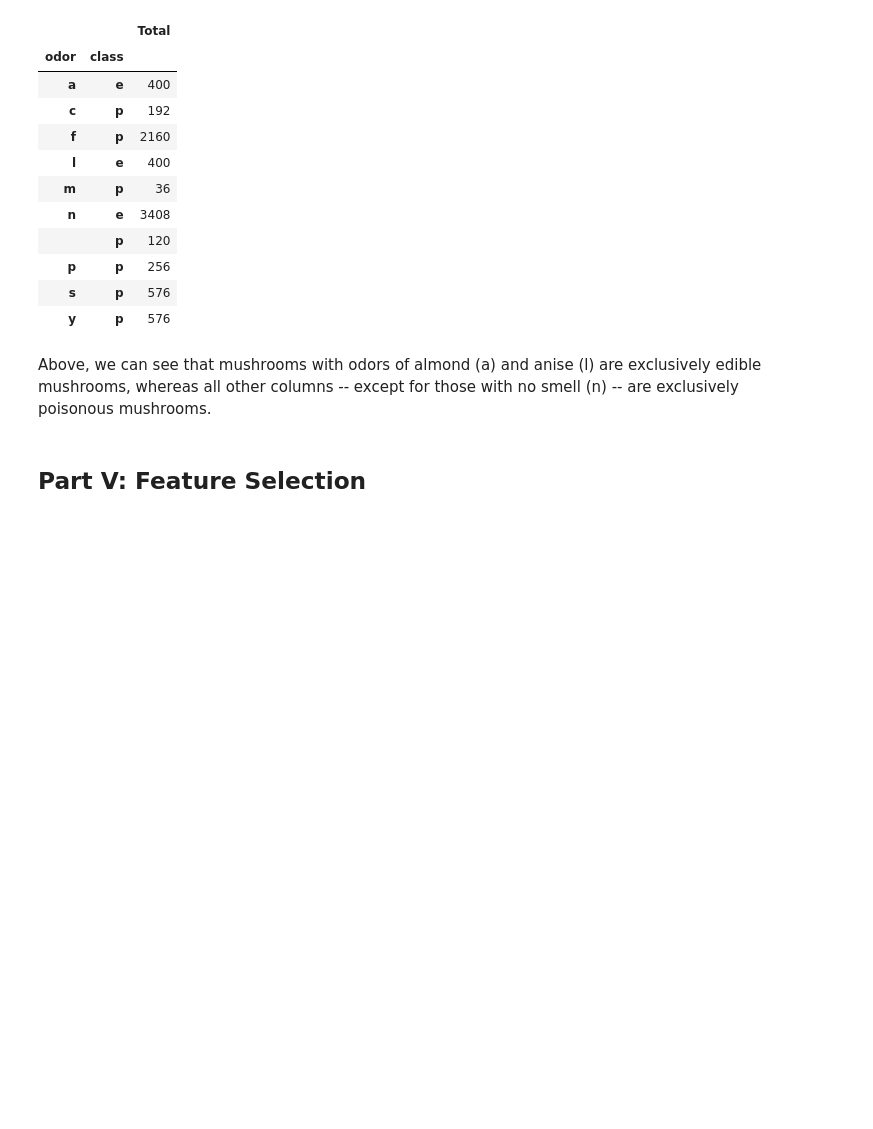
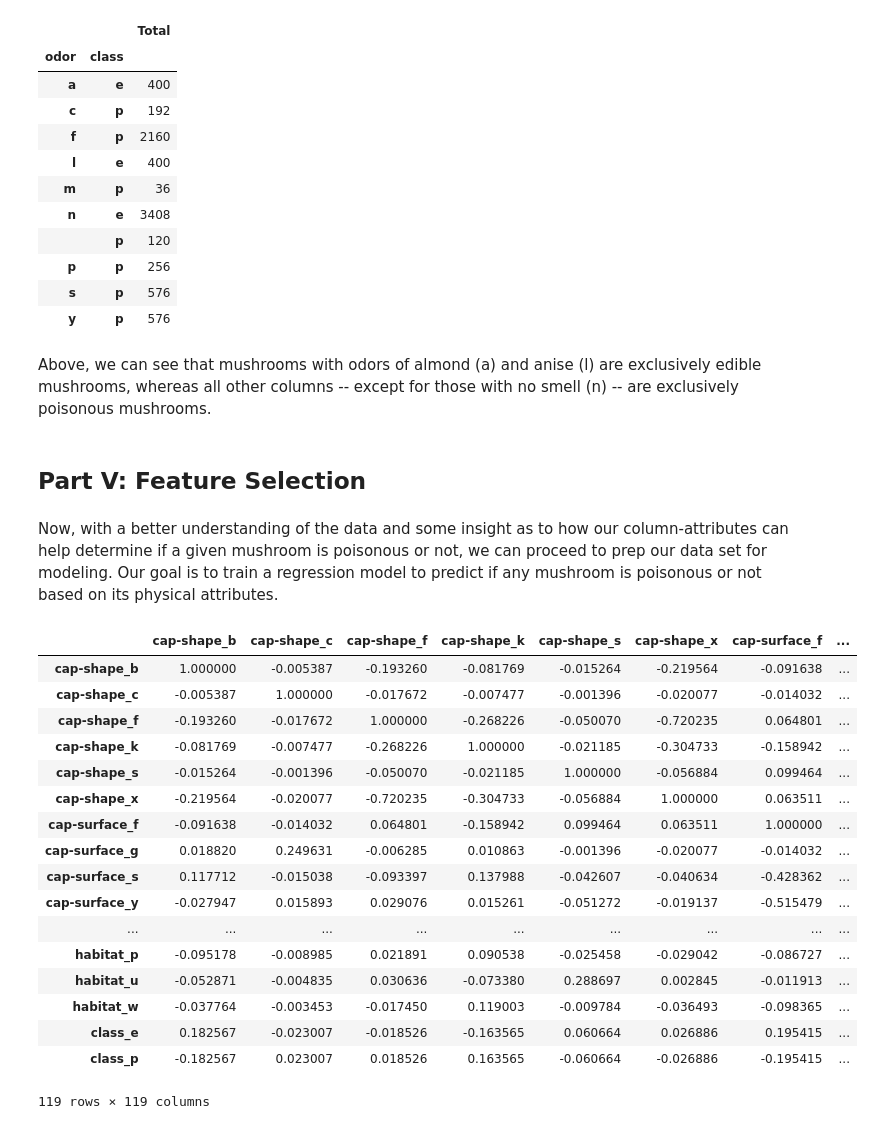
Before and after one commit to gtxsy/datamia0619, a Jupyter notebook: final-project/src/Exploration of Poisonous Mushrooms.ipynb, the cells around one changed output. Saved outputs shown, nothing was run; the diff lists cells and outputs as text; code cells hidden in the pictures; blank space fills up the shorter version.

```diff
--- a/final-project/src/Exploration of Poisonous Mushrooms.ipynb
+++ b/final-project/src/Exploration of Poisonous Mushrooms.ipynb
@@ -285,3 +285,27 @@ pd.DataFrame(original_mushroom_data.groupby(['odor','class']).size(), columns=["
 Above, we can see that mushrooms with odors of almond (a) and anise (l) are exclusively edible mushrooms, whereas all other columns -- except for those with no smell (n) -- are exclusively poisonous mushrooms.
 # %% [markdown]
 ## Part V: Feature Selection
+# %% [markdown]
+Now, with a better understanding of the data and some insight as to how our column-attributes can help determine if a given mushroom is poisonous or not, we can proceed to prep our data set for modeling. Our goal is to train a regression model to predict if any mushroom is poisonous or not based on its physical attributes.
+# %%
+# Display the correlation matrix for our numerical data
+decoded_mushroom_data.corr()
+# %% [output]
+|  | cap-shape_b | cap-shape_c | cap-shape_f | cap-shape_k | cap-shape_s | cap-shape_x | cap-surface_f | ... |
+| cap-shape_b | 1.000000 | -0.005387 | -0.193260 | -0.081769 | -0.015264 | -0.219564 | -0.091638 | ... |
+| cap-shape_c | -0.005387 | 1.000000 | -0.017672 | -0.007477 | -0.001396 | -0.020077 | -0.014032 | ... |
+| cap-shape_f | -0.193260 | -0.017672 | 1.000000 | -0.268226 | -0.050070 | -0.720235 | 0.064801 | ... |
+| cap-shape_k | -0.081769 | -0.007477 | -0.268226 | 1.000000 | -0.021185 | -0.304733 | -0.158942 | ... |
+| cap-shape_s | -0.015264 | -0.001396 | -0.050070 | -0.021185 | 1.000000 | -0.056884 | 0.099464 | ... |
+| cap-shape_x | -0.219564 | -0.020077 | -0.720235 | -0.304733 | -0.056884 | 1.000000 | 0.063511 | ... |
+| cap-surface_f | -0.091638 | -0.014032 | 0.064801 | -0.158942 | 0.099464 | 0.063511 | 1.000000 | ... |
+| cap-surface_g | 0.018820 | 0.249631 | -0.006285 | 0.010863 | -0.001396 | -0.020077 | -0.014032 | ... |
+| cap-surface_s | 0.117712 | -0.015038 | -0.093397 | 0.137988 | -0.042607 | -0.040634 | -0.428362 | ... |
+| cap-surface_y | -0.027947 | 0.015893 | 0.029076 | 0.015261 | -0.051272 | -0.019137 | -0.515479 | ... |
+| ... | ... | ... | ... | ... | ... | ... | ... | ... |
+| habitat_p | -0.095178 | -0.008985 | 0.021891 | 0.090538 | -0.025458 | -0.029042 | -0.086727 | ... |
+| habitat_u | -0.052871 | -0.004835 | 0.030636 | -0.073380 | 0.288697 | 0.002845 | -0.011913 | ... |
+| habitat_w | -0.037764 | -0.003453 | -0.017450 | 0.119003 | -0.009784 | -0.036493 | -0.098365 | ... |
+| class_e | 0.182567 | -0.023007 | -0.018526 | -0.163565 | 0.060664 | 0.026886 | 0.195415 | ... |
+| class_p | -0.182567 | 0.023007 | 0.018526 | 0.163565 | -0.060664 | -0.026886 | -0.195415 | ... |
+119 rows × 119 columns
```
Also changed, not shown: parts of 5 cells of this notebook, 1 other file.
